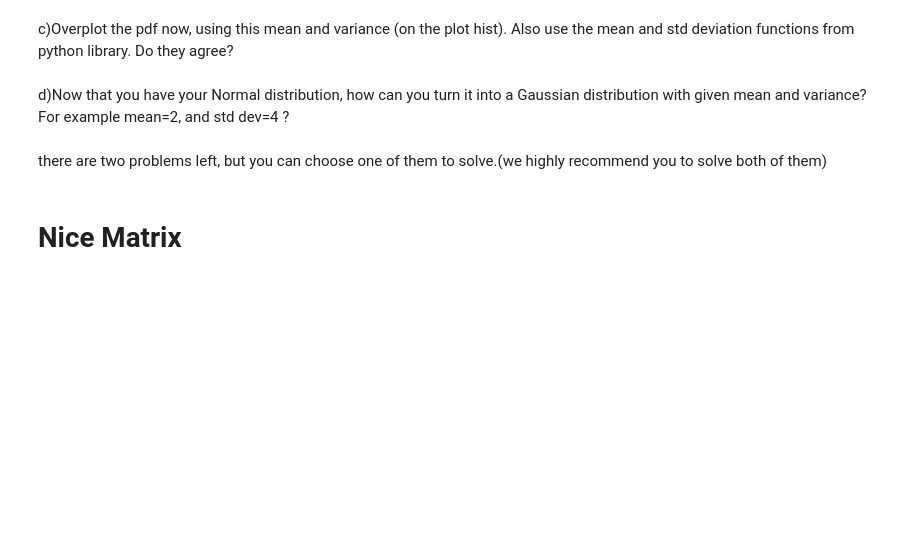
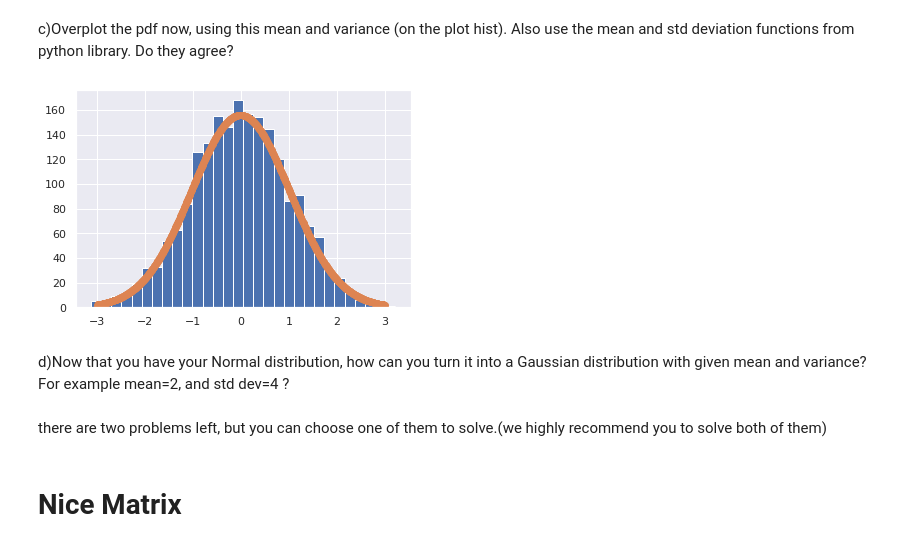
Before and after one commit to SBUDataAnalysis/hw2-MohiMozaffari, a Jupyter notebook: Data_Analysis_HW1.ipynb, the cells around one changed output. Cells and saved outputs as stored; diff of their text form; code cells hidden in the pictures; blank space fills up the shorter version.

```diff
--- a/Data_Analysis_HW1.ipynb
+++ b/Data_Analysis_HW1.ipynb
@@ -244,3 +278,17 @@ c)Overplot the pdf now, using this mean and variance (on the plot hist). Also us
+# %%
+def NormalDist(x, sigma, mu):
+  return ((1/(sigma * np.sqrt(2 * np.pi))) *np.exp( - (x - mu)**2 / (2 * sigma**2)))
+X = np.linspace(-3,3,1000)
+y = []
+sigma = sigma2**(0.5)
+for xx in X:
+  y.append(NormalDist(xx, sigma, mu )*400)
+
+plt.hist(normal, bins=30)
+plt.plot(X , y, 'o')
+plt.show()
+# %% [output]
+[figure, added]
 # %% [markdown]
 d)Now that you have your Normal distribution, how can you turn it into a Gaussian distribution with  given mean and variance? For example mean=2, and std dev=4 ?
 # %%
```
Also changed, not shown: parts of 16 cells of this notebook.
